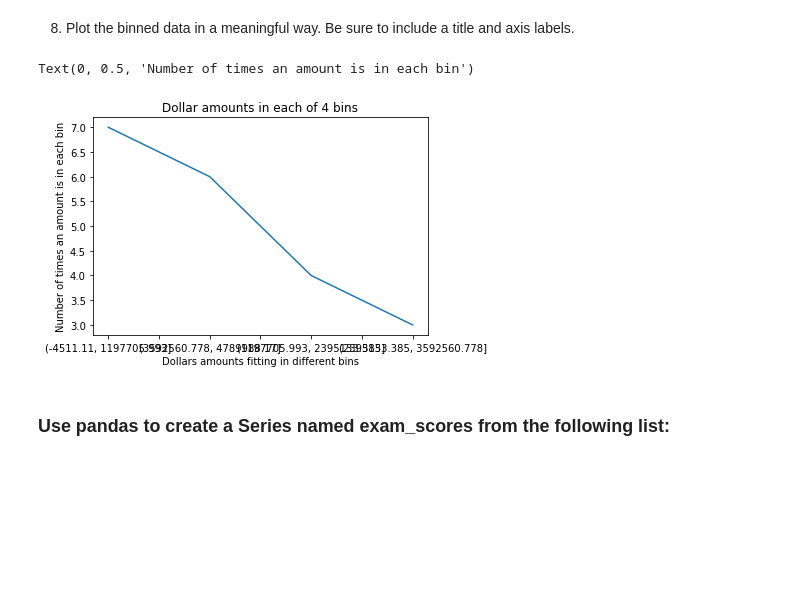
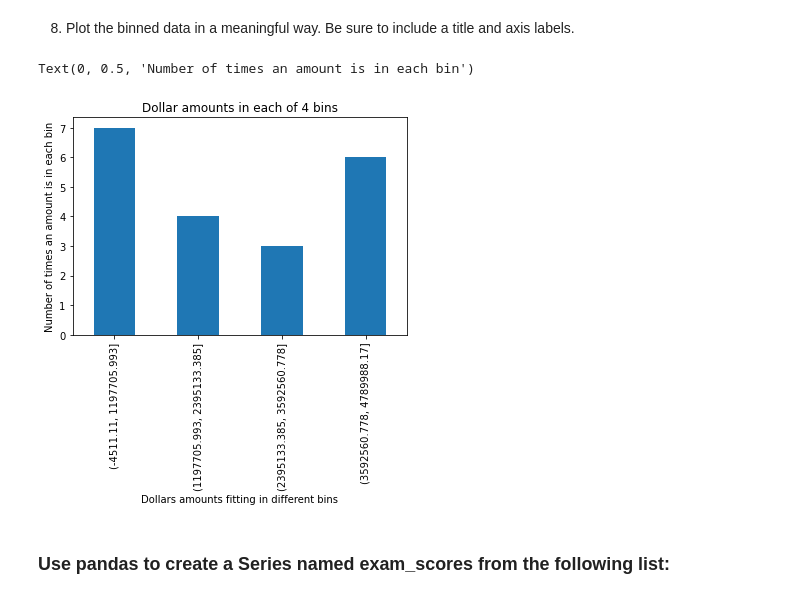
Before and after one commit to David-Howell/numpy-pandas-visualization-exercises, a Jupyter notebook: pandas_series_exercises_part_3.ipynb, the cells around one changed output. Cells and saved outputs as stored; diff of their text form; code cells hidden in the pictures; blank space fills up the shorter version.

```diff
--- a/pandas_series_exercises_part_3.ipynb
+++ b/pandas_series_exercises_part_3.ipynb
@@ -185,8 +315,8 @@ a2.max() - a2.min()
 # %% [markdown]
 7. Bin the data into 4 equally sized intervals or bins and output how many values fall into each bin.
 # %%
-a2_bins4 = pd.cut(a2, 4)
-a2_bins4
+numbers_bins4 = pd.cut(a2, 4)
+numbers_bins4
 # %% [output]
 0        (-4511.11, 1197705.993]
 1        (-4511.11, 1197705.993]
@@ -216,12 +346,12 @@ dtype: int64
 # %% [markdown]
 8. Plot the binned data in a meaningful way. Be sure to include a title and axis labels.
 # %%
-a2_bins4_plot = a2_bins4.value_counts().plot(title = 'Dollar amounts in each of 4 bins')
+a2_bins4_plot = a2_bins4.value_counts().sort_index().plot.bar(title = 'Dollar amounts in each of 4 bins')
 a2_bins4_plot.set_xlabel('Dollars amounts fitting in different bins')
 a2_bins4_plot.set_ylabel('Number of times an amount is in each bin')
 # %% [output]
 Text(0, 0.5, 'Number of times an amount is in each bin')
-[figure, old version]
+[figure, new version]
 # %% [markdown]
 ### Use pandas to create a Series named exam_scores from the following list:
 # %% [markdown]
```
Also changed, not shown: parts of 43 cells of this notebook.
